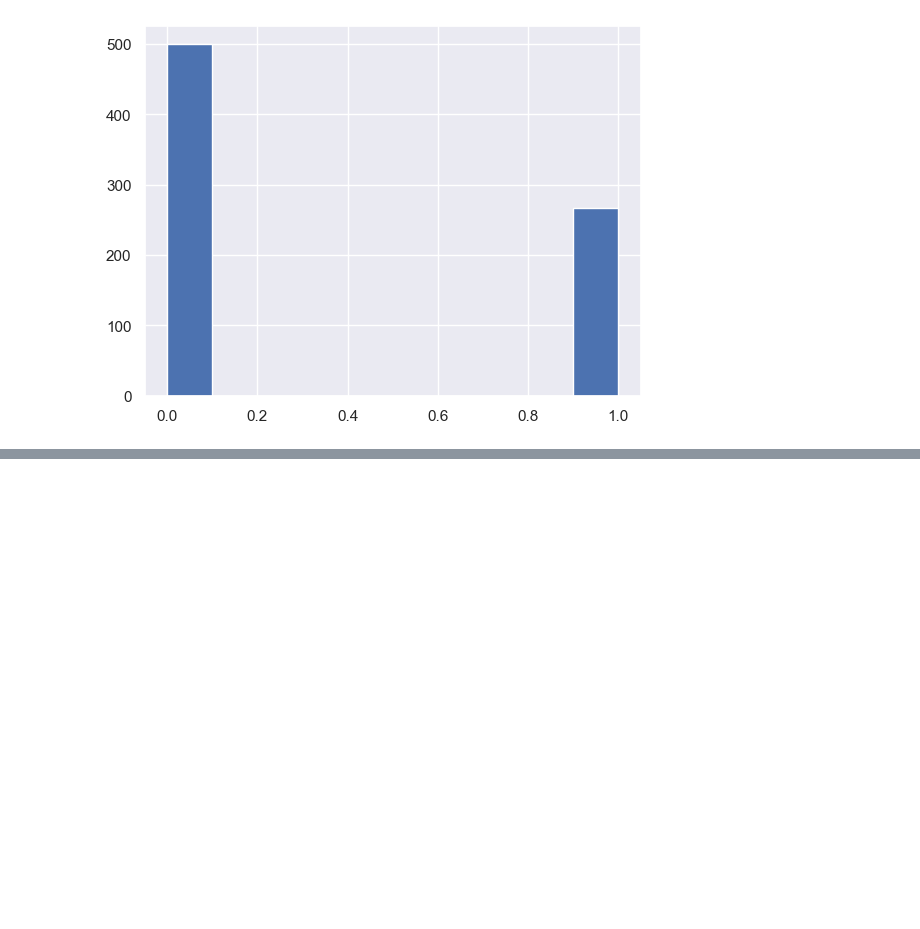
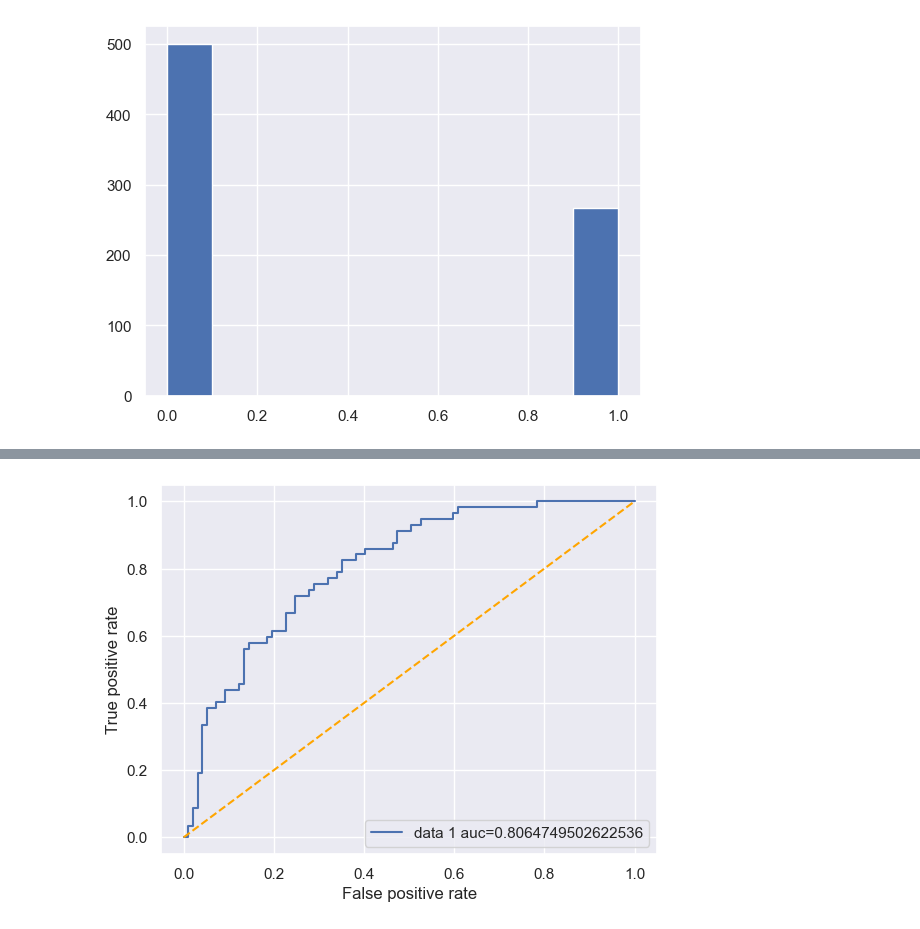
Before and after one commit to OmNikam04/TE_1sem, a Jupyter notebook: ML/Endsem_practicals/naive_bayes/pima_indians_diabetes.ipynb, the cells around one changed output, grey strips where cells are left out. Cells and saved outputs as stored; diff of their text form; code cells hidden in the pictures; blank space fills up the shorter version.

Commit message:
ML:Naive bayes

```diff
--- a/ML/Endsem_practicals/naive_bayes/pima_indians_diabetes.ipynb
+++ b/ML/Endsem_practicals/naive_bayes/pima_indians_diabetes.ipynb
@@ -83,0 +140,5 @@ pima['Outcome'].hist()
+# %%
+from sklearn.naive_bayes import GaussianNB
+model = GaussianNB()
+# %%
+model.fit(x_train, y_train)
@@ -83,0 +171,14 @@ pima['Outcome'].hist()
+# %%
+y_score = model.predict_proba(x_test)[:, -1]
+# %%
+fpr, tpr, thresholds = roc_curve(y_test, y_score)
+roc_auc = auc(fpr, tpr)
+# %%
+plt.plot(fpr, tpr, label="data 1 auc="+str(roc_auc))
+plt.plot([0,1],[0,1], color="orange", linestyle="--")
+plt.legend(loc=4)
+plt.ylabel("True positive rate")
+plt.xlabel("False positive rate")
+plt.show()
+# %% [output]
+[figure, added]
```
Also changed, not shown: parts of 12 cells of this notebook, 1 other file.
